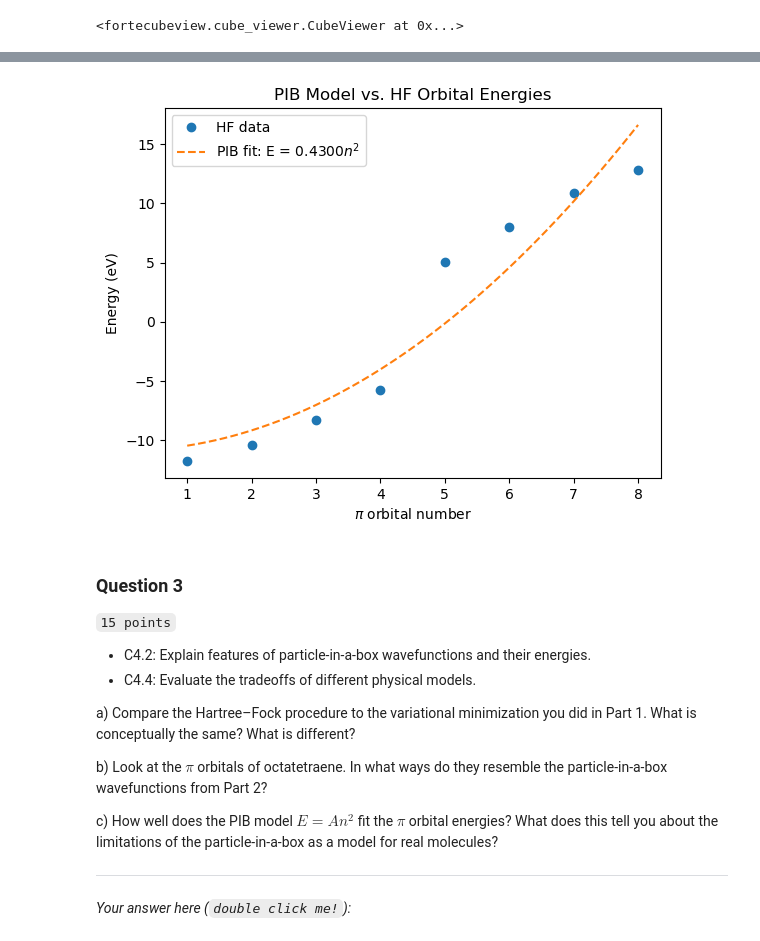
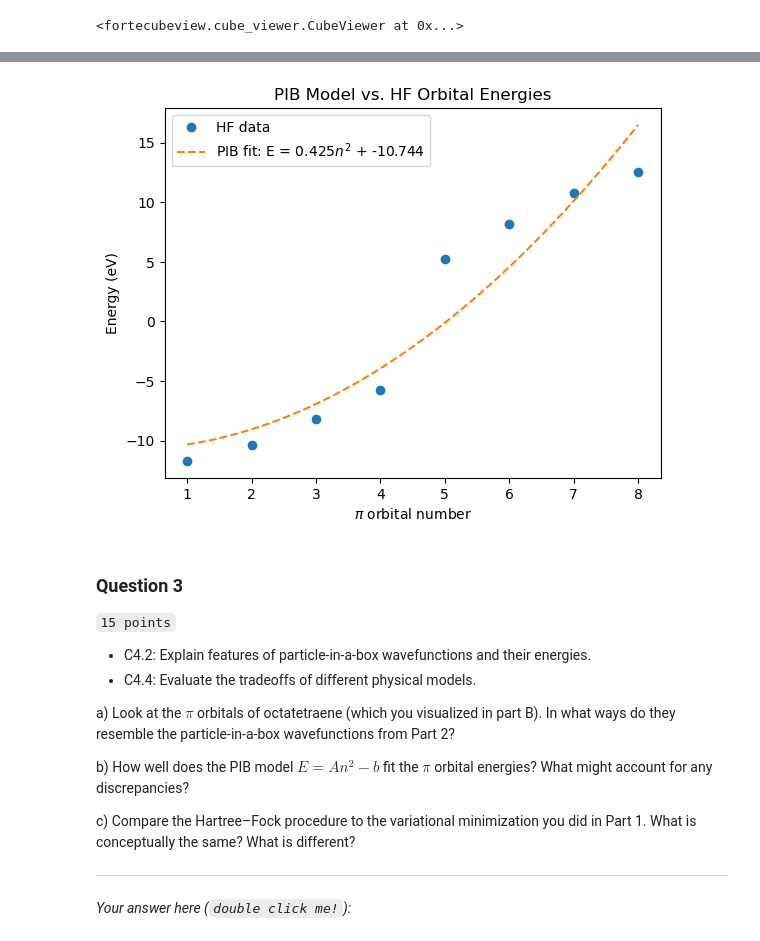
Before and after one commit to zedo-heptulose/pchem-II-lab, a Jupyter notebook: particle_in_a_box/pib_worked.ipynb, the cells around one changed output, grey strips where cells are left out. Cells and saved outputs as stored; diff of their text form; code cells hidden in the pictures.

```diff
--- a/particle_in_a_box/pib_worked.ipynb
+++ b/particle_in_a_box/pib_worked.ipynb
@@ -585,7 +622,7 @@ Ethane HF/STO-3G energy: -78.305577 a.u.
 psi4.set_output_file('output.dat', False)
 psi4.set_memory('1 GB')
 
-mol_oct = create_psi4_molecule('C=CC=CC=CC=C')
+mol_oct = load_psi4_molecule('data/octatetraene.xyz')
 energy_oct, wfn_oct = psi4.energy('SCF/STO-3G', return_wfn=True, molecule=mol_oct)
 print(f'Octatetraene HF/STO-3G energy: {energy_oct:.6f} a.u.')
 
@@ -646,6 +691,7 @@ Plot only the $\pi$ orbital energies, then try to fit the particle-in-a-box mode
 # %%
 # Subgoal: Plot pi orbital energies and fit PIB model
 AU_TO_EV = 27.211
+eps = wfn_oct.epsilon_a().np
 pi_energies = eps[pi_indices] * AU_TO_EV
 n_pi = np.arange(1, len(pi_energies) + 1)
 # Plot pi energies
@@ -668,16 +714,16 @@ Fitted: E = 0.4300 * n^2
 # %%
 
 # Plot data vs fit
 n_fine = np.linspace(1, len(pi_energies), 50)
 plt.plot(n_pi, pi_energies, 'o', label='HF data')
-plt.plot(n_fine, pib_model(n_fine, *popt), '--', label=f'PIB fit: E = {popt[0]:.4f}$n^2$')
+plt.plot(n_fine, pib_model(n_fine, *popt), '--', label=f'PIB fit: E = {popt[0]:.3f}$n^2$ + {popt[1]:.3f}')
 plt.xlabel(r'$\pi$ orbital number')
 plt.ylabel('Energy (eV)')
 plt.title('PIB Model vs. HF Orbital Energies')
 plt.legend()
 plt.show()
 # %% [output]
-[figure, old version]
+[figure, new version]
 # %% [markdown]
 ### Question 3
 `15 points`
@@ -685,11 +731,11 @@ plt.show()
 - C4.2: Explain features of particle-in-a-box wavefunctions and their energies.
 - C4.4: Evaluate the tradeoffs of different physical models.
 
-a) Compare the Hartree–Fock procedure to the variational minimization you did in Part 1. What is conceptually the same? What is different?
+a) Look at the $\pi$ orbitals of octatetraene (which you visualized in part B). In what ways do they resemble the particle-in-a-box wavefunctions from Part 2?
 
-b) Look at the $\pi$ orbitals of octatetraene. In what ways do they resemble the particle-in-a-box wavefunctions from Part 2?
+b) How well does the PIB model $E = An^2 - b$ fit the $\pi$ orbital energies? What might account for any discrepancies?
 
-c) How well does the PIB model $E = An^2$ fit the $\pi$ orbital energies? What does this tell you about the limitations of the particle-in-a-box as a model for real molecules?
+c) Compare the Hartree–Fock procedure to the variational minimization you did in Part 1. What is conceptually the same? What is different?
 
 ---
 # %% [markdown]
```
Also changed, not shown: parts of 54 cells of this notebook, 16 other files.
